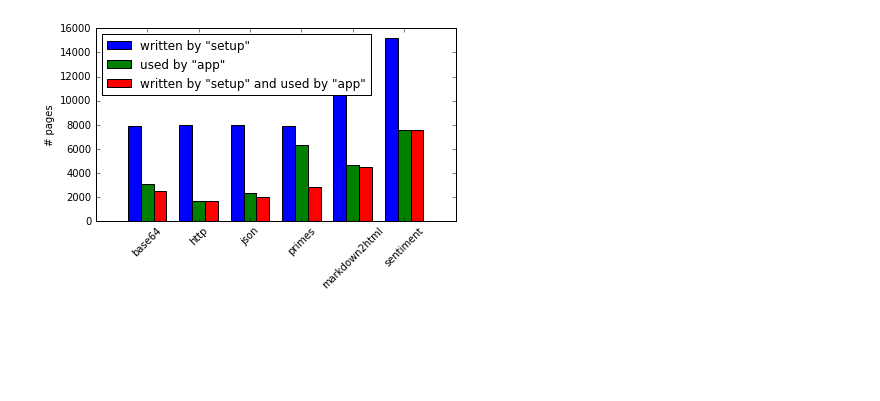
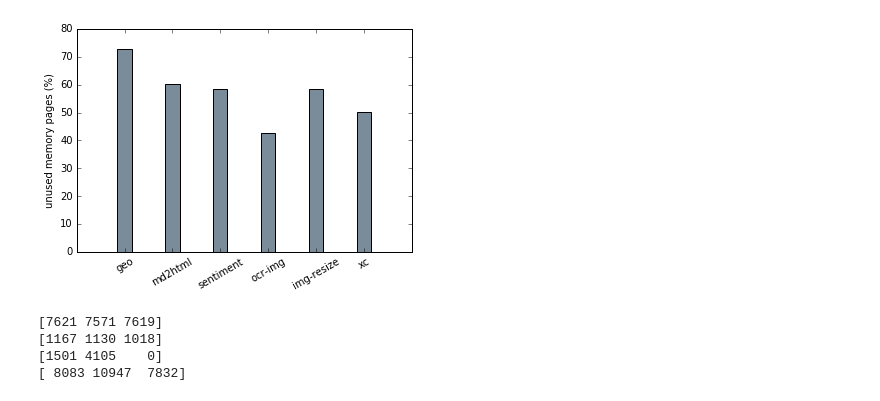
Before and after one commit to princeton-sns/firecracker-tools, a Jupyter notebook: measurements/mem-usage.ipynb, the cells around one changed output. Saved outputs shown, nothing was run; the diff lists cells and outputs as text; code cells hidden in the pictures; blank space fills up the shorter version.

```diff
--- a/measurements/mem-usage.ipynb
+++ b/measurements/mem-usage.ipynb
@@ -110,3 +11,0 @@ plt.savefig('app_setup.eps', format='eps')
-# %%
-ind = np.arange(len(apps))
-width = 0.25
@@ -153,12 +12,26 @@ fig.tight_layout()
-# %%
-fig, ax = plt.subplots()
-rect1 = ax.bar(ind-width, setup4_raw_setup, width, label='written by "setup"')
-rect2 = ax.bar(ind, setup4_raw_app, width, label='used by "app"')
-rect3 = ax.bar(ind+width, setup4_raw_both, width, label='written by "setup" and used by "app"')
-ax.set_xticks(ind)
-ax.set_xticklabels(apps, rotation=45)
-ax.set_ylabel('# pages')
-ax.legend(loc='best')
-fig.tight_layout()
-# %% [output]
-[figure, removed]
+# %%
+# percentage : overlapping / initialized
+apps = ['geo', 'md2html', 'sentiment', 'ocr-img', 'img-resize', 'xc']
+pcent=[]
+
+for app in apps:
+    with open(dir_name + app + suffix) as infile:
+        lines = infile.readlines()
+        if len(lines) == 9:
+            denom, _, num = [int(x) for x in lines[7].strip().split(',')]
+            pcent.append(100-num/denom*100)
+        else:
+            denom, _, num = [int(x) for x in lines[4].strip().split(',')]
+            pcent.append(100-num/denom*100)
+# %%
+cgray = '#7A8B99'
+# %%
+ind = np.arange(len(apps))
+fig, ax = plt.subplots()
+ax.bar(ind, pcent, width, color=cgray)
+ax.set_xticks(ind)
+ax.set_xticklabels(apps, rotation=30)
+ax.set_ylabel('unused memory pages (%)')
+plt.savefig('unused_mem.eps', format='eps')
+# %% [output]
+[figure, added]
@@ -164,0 +60,17 @@ fig.tight_layout()
+# %%
+width=0.3
+ind = np.arange(len(apps))
+kernel = np.array(kernel)
+init = np.array(init)
+runtime[-1] = 0
+runtime = np.array(runtime)
+total = np.array(total)
+print(kernel)
+print(init)
+print(runtime)
+print(total)
+# %% [output]
+[7621 7571 7619]
+[1167 1130 1018]
+[1501 4105    0]
+[ 8083 10947  7832]
```
Also changed, not shown: parts of 16 cells of this notebook, 5 other files.
